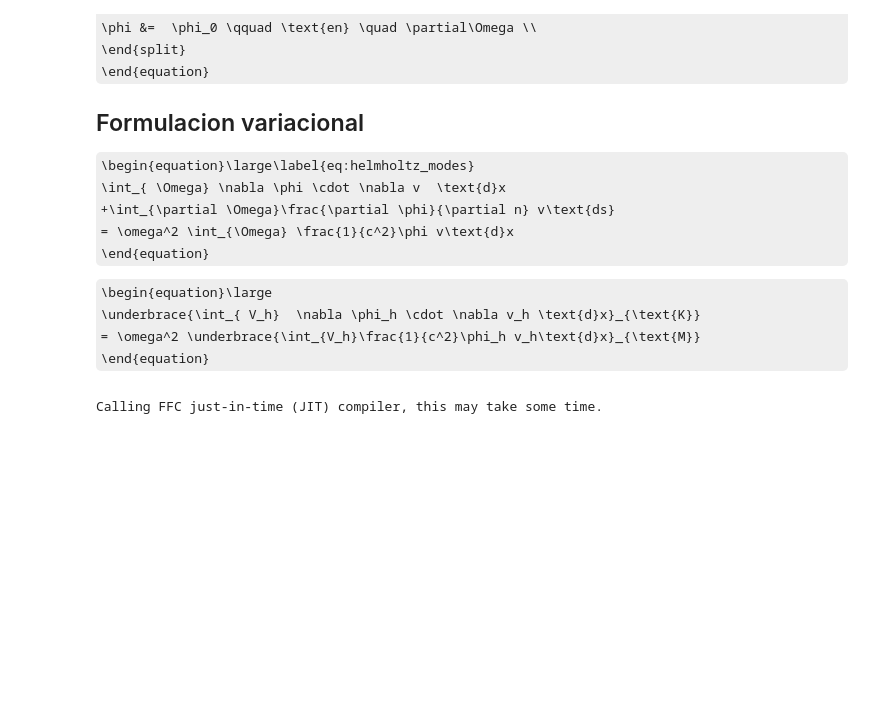
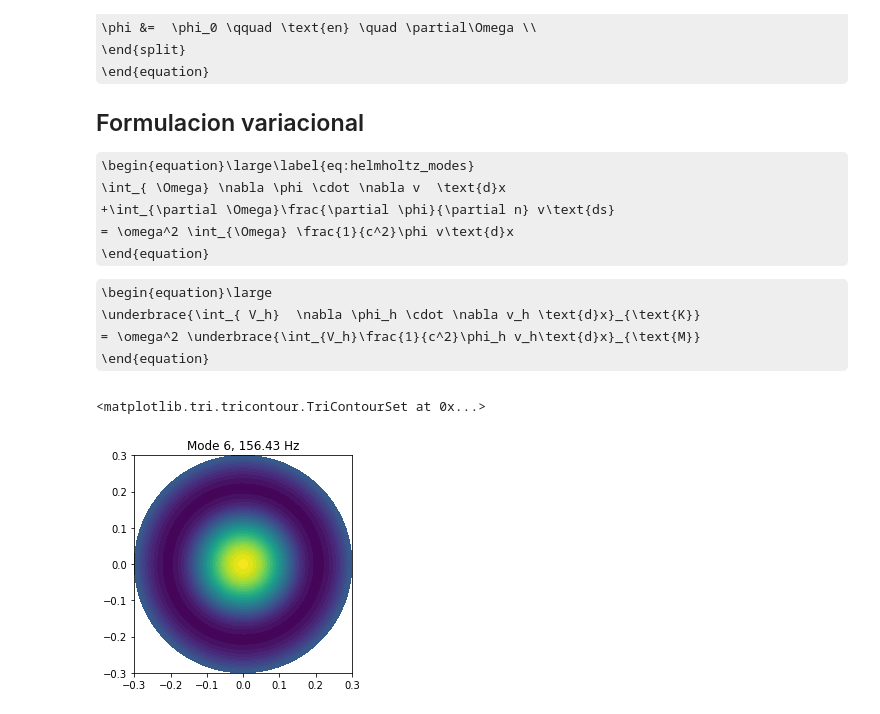
Before and after one commit to charlie-garcia/fem_bem, a Jupyter notebook: notebooks/Semana_1.ipynb, the cells around one changed output. Saved outputs shown, nothing was run; the diff lists cells and outputs as text; code cells hidden in the pictures; some formulas as TeX source; blank space fills up the shorter version.

```diff
--- a/notebooks/Semana_1.ipynb
+++ b/notebooks/Semana_1.ipynb
@@ -165,28 +165,9 @@ error_rel(u_max, wmax)
         = \omega^2 \underbrace{\int_{V_h}\frac{1}{c^2}\phi_h v_h\text{d}x}_{\text{M}}
 \end{equation}
 # %%
-# Eigenvalue problem (poner bien)
-phi_h = Function(Vh)
-v_h   = Function(Vh)
+# Eigenvalue problem
+phi_h = TrialFunction(Vh)
+v_h   = TestFunction(Vh)
 
 K = T*inner(grad(phi_h), grad(v_h))*dx
 M = rho*inner(phi_h,v_h)*dx
-
-M_ = PETScMatrix()
-assemble(M, tensor = M_)
-
-# Assemble matrices
-K_ = PETScMatrix()
-assemble(K, tensor = K_)
-
-# object is a list or not
-if isinstance(bc, list):
-    bc  = bc
-else:
-    bc  = [bc]
-
-for bcs in bc:
-    bcs.apply(K_)
-    bcs.zero(M_)
-# %% [output]
-Calling FFC just-in-time (JIT) compiler, this may take some time.
@@ -192,0 +185,15 @@ Calling FFC just-in-time (JIT) compiler, this may take some time.
+# %%
+# Choose a solver for the eigenvalue problem
+Nmodes = 10
+solver = SLEPcEigenSolver(K_,M_) # Resolver el sistema [M]^-1[K] = \lambda
+
+# Parametros para problemas con operadores "simetricos"
+solver.parameters["problem_type"] = "gen_hermitian"
+solver.parameters['spectral_transform'] = 'shift-and-invert'
+solver.parameters['spectral_shift'] = 1e-14
+solver.solve(Nmodes)
+k = solver.get_number_converged()
+eig = Function(Vh)       # Crear una función del espacio Vh
+# %% [output]
+<matplotlib.tri.tricontour.TriContourSet at 0x...>
+[figure, added]
```
Also changed, not shown: parts of 7 cells of this notebook.
